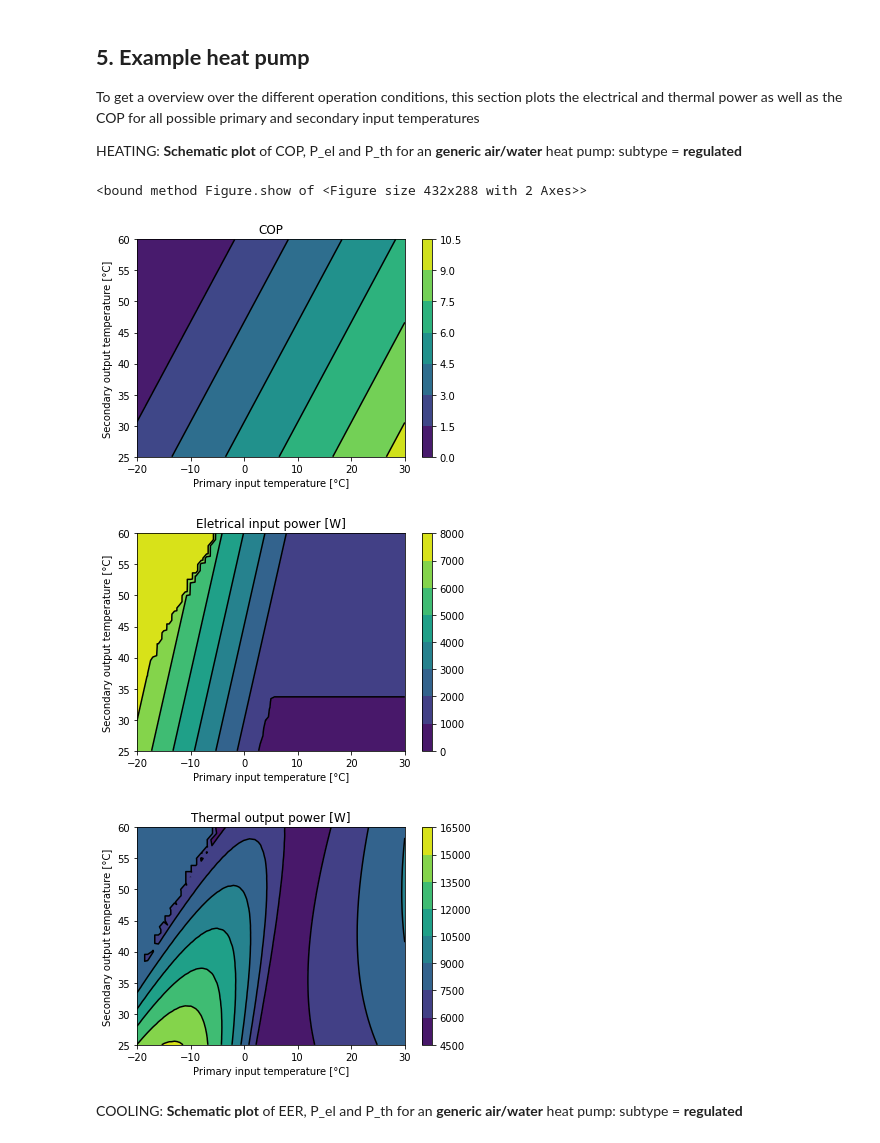
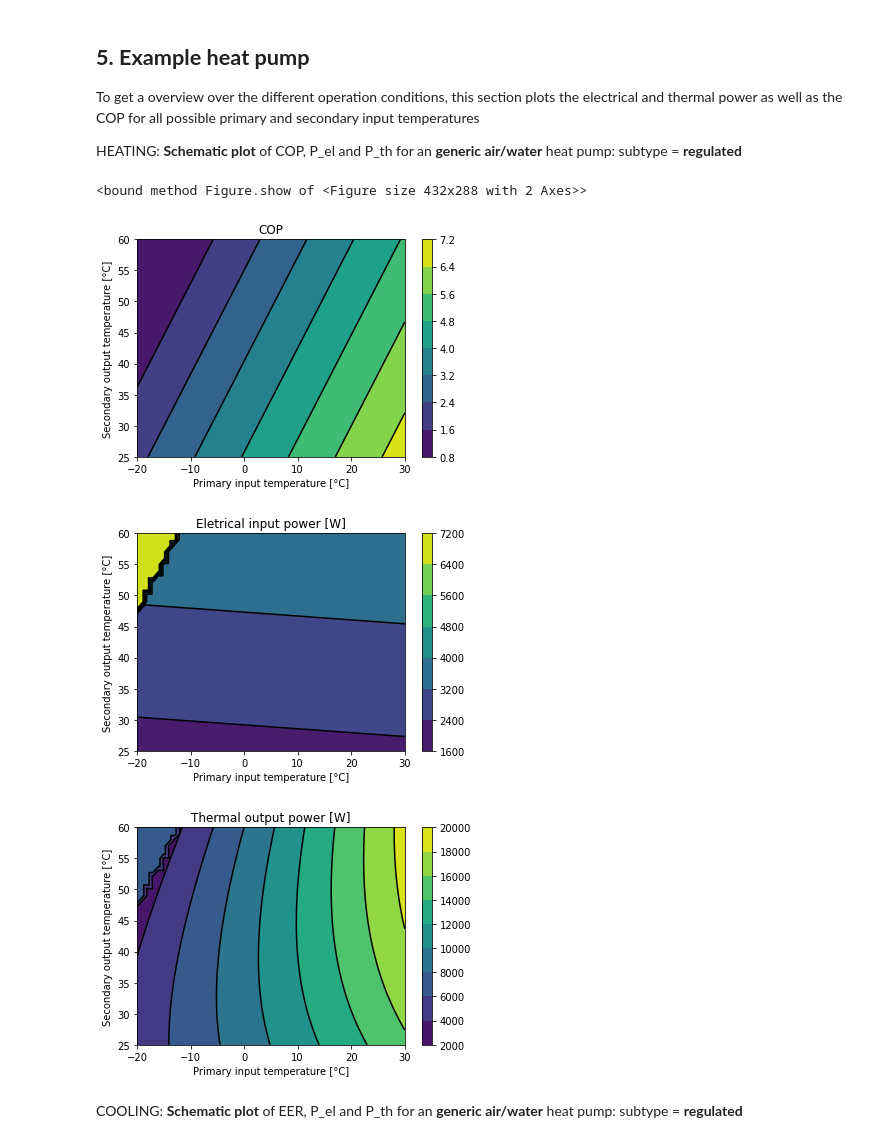
Before and after one commit to FZJ-IEK3-VSA/hplib, a Jupyter notebook: notebooks/documentation.ipynb, the cells around one changed output. Saved outputs shown, nothing was run; the diff lists cells and outputs as text; code cells hidden in the pictures.

```diff
--- a/notebooks/documentation.ipynb
+++ b/notebooks/documentation.ipynb
@@ -293,7 +297,7 @@ T_in = numpy.array([])
 T_out = numpy.array([])
 
 # Load parameters of generic air/water | regulated
-parameters = hpl.get_parameters('Generic_average', group_id=1, t_in=-7, t_out=45, p_th = 10000)
+parameters = hpl.get_parameters('LW 101')
 heatpump=hpl.HeatPump(parameters)
 results=pd.DataFrame()
 # Create input series
@@ -308,36 +312,36 @@ results=pd.DataFrame.from_dict(results)
 fig1, ax1 = plt.subplots()
 plot = plt.tricontourf(results['T_in'], results['T_out'], results['COP'])
 ax1.tricontour(results['T_in'], results['T_out'], results['COP'], colors='k')
 fig1.colorbar(plot)
 ax1.set_title('COP')
 ax1.set_xlabel('Primary input temperature [°C]')
 ax1.set_ylabel('Secondary output temperature [°C]')
 fig1.show
 
 # Plot electrical input power
 fig1, ax1 = plt.subplots()
 plot = plt.tricontourf(results['T_in'], results['T_out'], results['P_el'])
 ax1.tricontour(results['T_in'], results['T_out'], results['P_el'], colors='k')
 fig1.colorbar(plot)
 ax1.set_title('Eletrical input power [W]')
 ax1.set_xlabel('Primary input temperature [°C]')
 ax1.set_ylabel('Secondary output temperature [°C]')
 fig1.show
 
 # Plot thermal output power
 fig1, ax1 = plt.subplots()
 plot = plt.tricontourf(results['T_in'], results['T_out'], results['P_th'])
 ax1.tricontour(results['T_in'], results['T_out'], results['P_th'], colors='k')
 fig1.colorbar(plot)
 ax1.set_title('Thermal output power [W]')
 ax1.set_xlabel('Primary input temperature [°C]')
 ax1.set_ylabel('Secondary output temperature [°C]')
 fig1.show
 # %% [output]
 <bound method Figure.show of <Figure size 432x288 with 2 Axes>>
-[figure, old version]
+[figure, new version]
-[figure, old version]
+[figure, new version]
-[figure, old version]
+[figure, new version]
 # %% [markdown]
 COOLING: **Schematic plot** of EER, P_el and P_th for an **generic air/water** heat pump: subtype = **regulated**
 # %%
```
Also changed, not shown: parts of 13 cells of this notebook, 40 other files.
